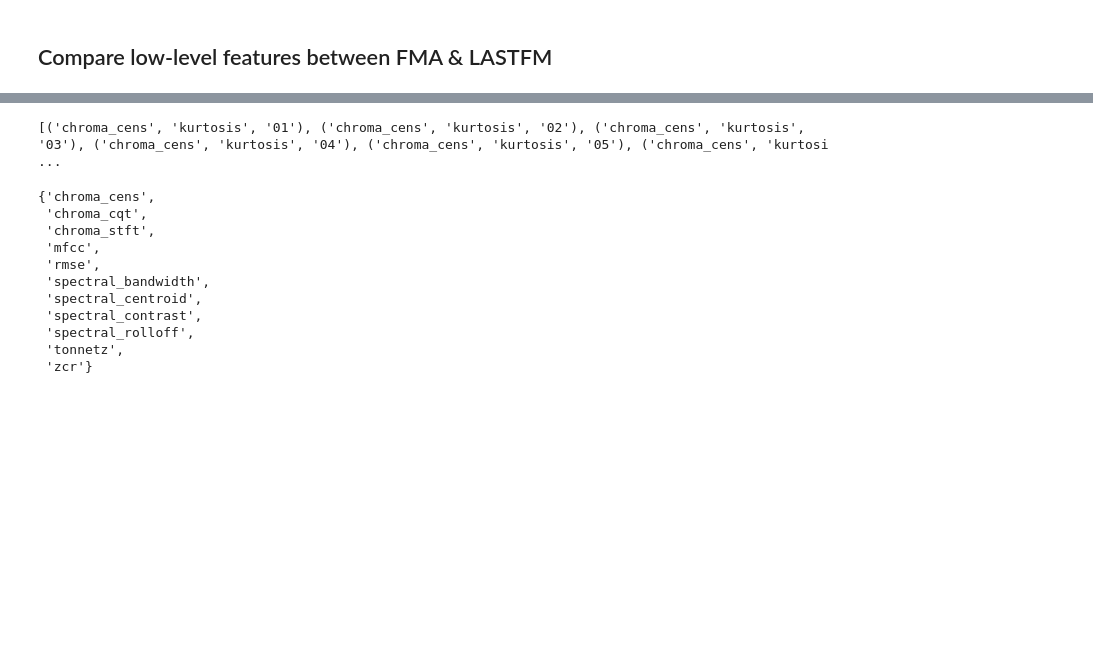
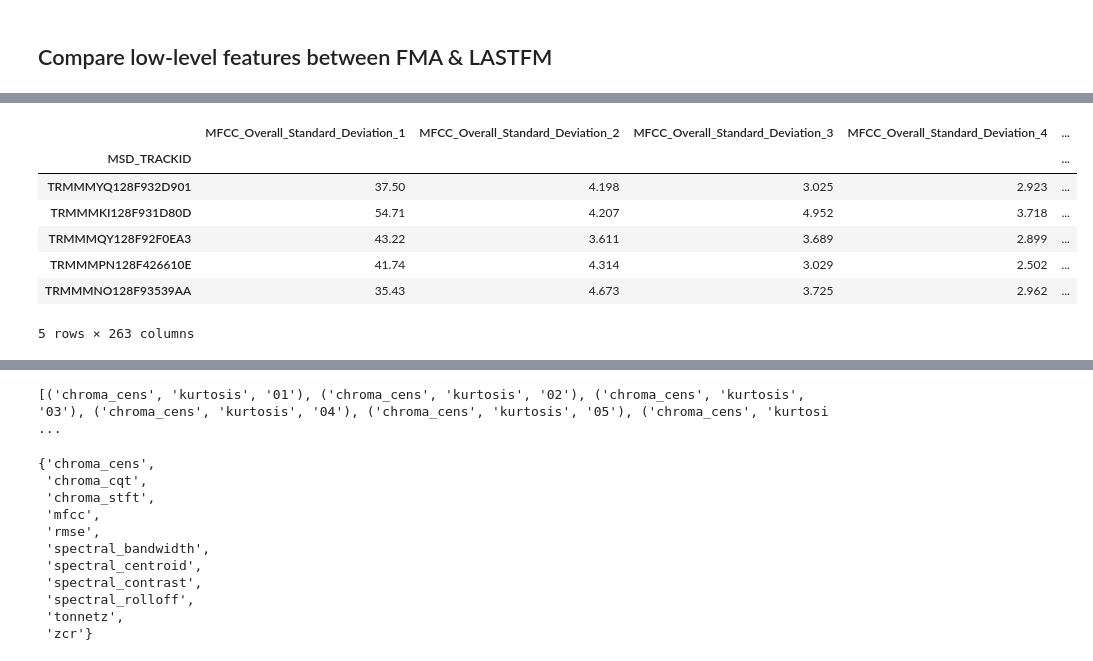
Before and after one commit to ferozmay/Melody-Match, a Jupyter notebook: similarity_research/MSD_genre_to_embedding.ipynb, the cells around one changed output, grey strips where cells are left out. Saved outputs shown, nothing was run; the diff lists cells and outputs as text; code cells hidden in the pictures; blank space fills up the shorter version.

```diff
--- a/similarity_research/MSD_genre_to_embedding.ipynb
+++ b/similarity_research/MSD_genre_to_embedding.ipynb
@@ -444 +480,81 @@ msd_timbral_features = read_arff(timbral_f_filepath)
+# %%
+# GET MSD LOW LEVEL FEATURES - DOWNLOADED FROM https://www.ifs.tuwien.ac.at/mir/msd/download.html#groundtruth
+def read_arff(filepath):
+    '''Read an .arff file and return a pandas dataframe'''
+
+    # Get the column names
+    colnames = []
+    with open(filepath, 'r') as f:
+        for line in f:
+            if not line.startswith('@'):
+                break
+            if line.lower().startswith('@attribute'):
+                colnames.append(line.split(' ')[1])
+
+    # Return a pandas dataframe
+    return pd.read_csv(filepath, skiprows=len(colnames)+3, names=colnames)
+
+def get_msd_features(tracks_w_genres):
+    '''
+    Join the different files with MSD features
+    Only keep tracks with genres
+    Downloaded from https://www.ifs.tuwien.ac.at/mir/msd/download.html#groundtruth
+    '''
+
+
+    # Paths for LASTFM features
+    mfcc_filepath = paths.MSD_D + 'msd-jmir-mfcc-all-v1.0.arff'
+    all_f_filepath = paths.MSD_D + 'msd-jmir-spectral-all-all-v1.0.arff'
+    all_f_derivatives_filepath = paths.MSD_D + 'msd-jmir-spectral-all-derivatives-all-v1.0.arff'
+    timbral_f_filepath = paths.MSD_D + 'msd-marsyas-timbral-v1.0.arff'
+
+    # Tracks are within ''. Change index to match
+    tracks_w_genres_set = set(f"'{track}'" for track in tracks_w_genres)
+
+
+    # Read the MSD feature files & only keep tracks with genres
+    combined_df = []
+    for path in [mfcc_filepath, all_f_filepath, all_f_derivatives_filepath]:
+        # Read the file from the .arff
+        df = read_arff(path)
+
+        # Keep only tracks with genres
+        df = df[df['MSD_TRACKID'].isin(tracks_w_genres_set)]
+
+        # Add to combined df
+        combined_df.append(df)
+
+
+    # Get the final combined dataframe
+    msd_features = pd.merge(combined_df[0], combined_df[1], on='MSD_TRACKID')
+    msd_features = pd.merge(msd_features, combined_df[2], on='MSD_TRACKID')
+
+    # Remove '' from TRACKID
+    msd_features['MSD_TRACKID'] = msd_features['MSD_TRACKID'].apply(lambda x: x.strip("'"))
+
+    # Add timbral features
+    timbral_df = read_arff(timbral_f_filepath)
+    timbral_df = timbral_df[timbral_df['track_id'].isin(tracks_w_genres)]
+    msd_features = pd.merge(msd_features, timbral_df, left_on='MSD_TRACKID', right_on='track_id')
+
+    # Make trackid the index
+    msd_features = msd_features.set_index('MSD_TRACKID')
+
+    return msd_features
+
+msd_features = get_msd_features(tracks_w_genres)
+
+# Save the features
+msd_features.to_csv(paths.TEMP_D + 'msd_features.tsv', sep='\t')
+
+msd_features.head()
+# %% [output]
+|  | MFCC_Overall_Standard_Deviation_1 | MFCC_Overall_Standard_Deviation_2 | MFCC_Overall_Standard_Deviation_3 | MFCC_Overall_Standard_Deviation_4 | ... |
+| MSD_TRACKID |  |  |  |  | ... |
+| TRMMMYQ128F932D901 | 37.50 | 4.198 | 3.025 | 2.923 | ... |
+| TRMMMKI128F931D80D | 54.71 | 4.207 | 4.952 | 3.718 | ... |
+| TRMMMQY128F92F0EA3 | 43.22 | 3.611 | 3.689 | 2.899 | ... |
+| TRMMMPN128F426610E | 41.74 | 4.314 | 3.029 | 2.502 | ... |
+| TRMMMNO128F93539AA | 35.43 | 4.673 | 3.725 | 2.962 | ... |
+5 rows × 263 columns
 # %%
```
Also changed, not shown: parts of 15 cells of this notebook, 4 other files.
